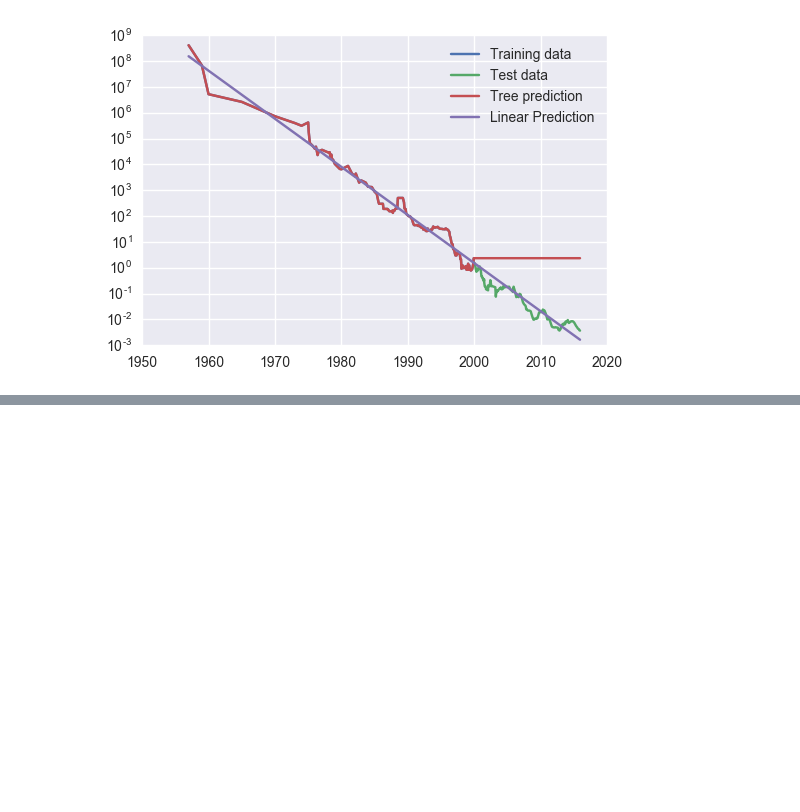
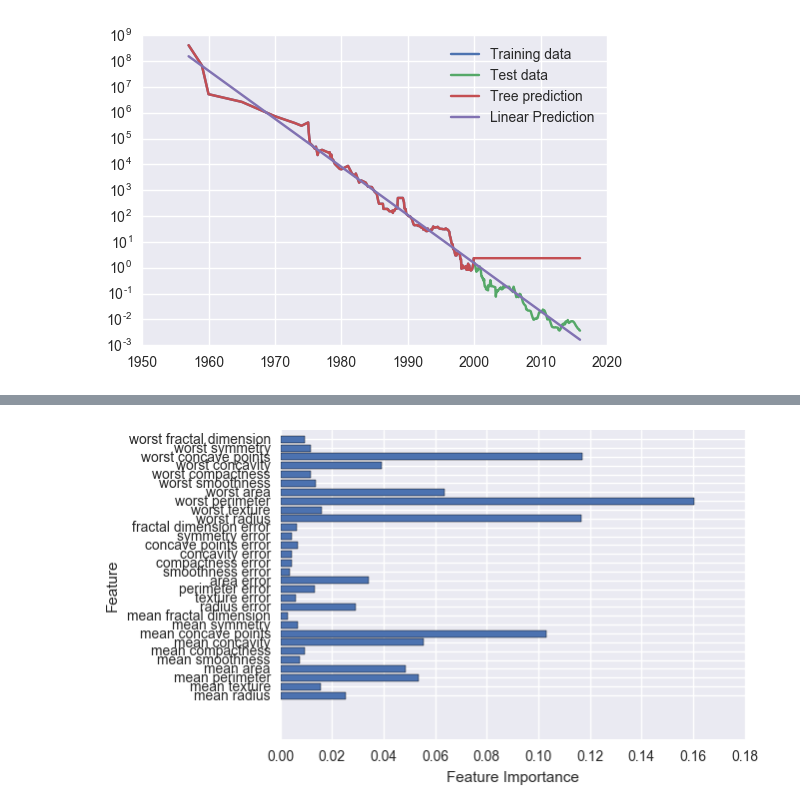
Before and after one commit to alvin319/book-notes, a Jupyter notebook: IntroductionToMachineLearningWithPython/supervised_learning.ipynb, the cells around one changed output, grey strips where cells are left out. Saved outputs shown, nothing was run; the diff lists cells and outputs as text; code cells hidden in the pictures; blank space fills up the shorter version.

```diff
--- a/IntroductionToMachineLearningWithPython/supervised_learning.ipynb
+++ b/IntroductionToMachineLearningWithPython/supervised_learning.ipynb
@@ -571,0 +606,4 @@ plt.legend()
+# %%
+plot_feature_importances_cancer(forest)
+# %% [output]
+[figure, added]
```
Also changed, not shown: parts of 10 cells of this notebook.
